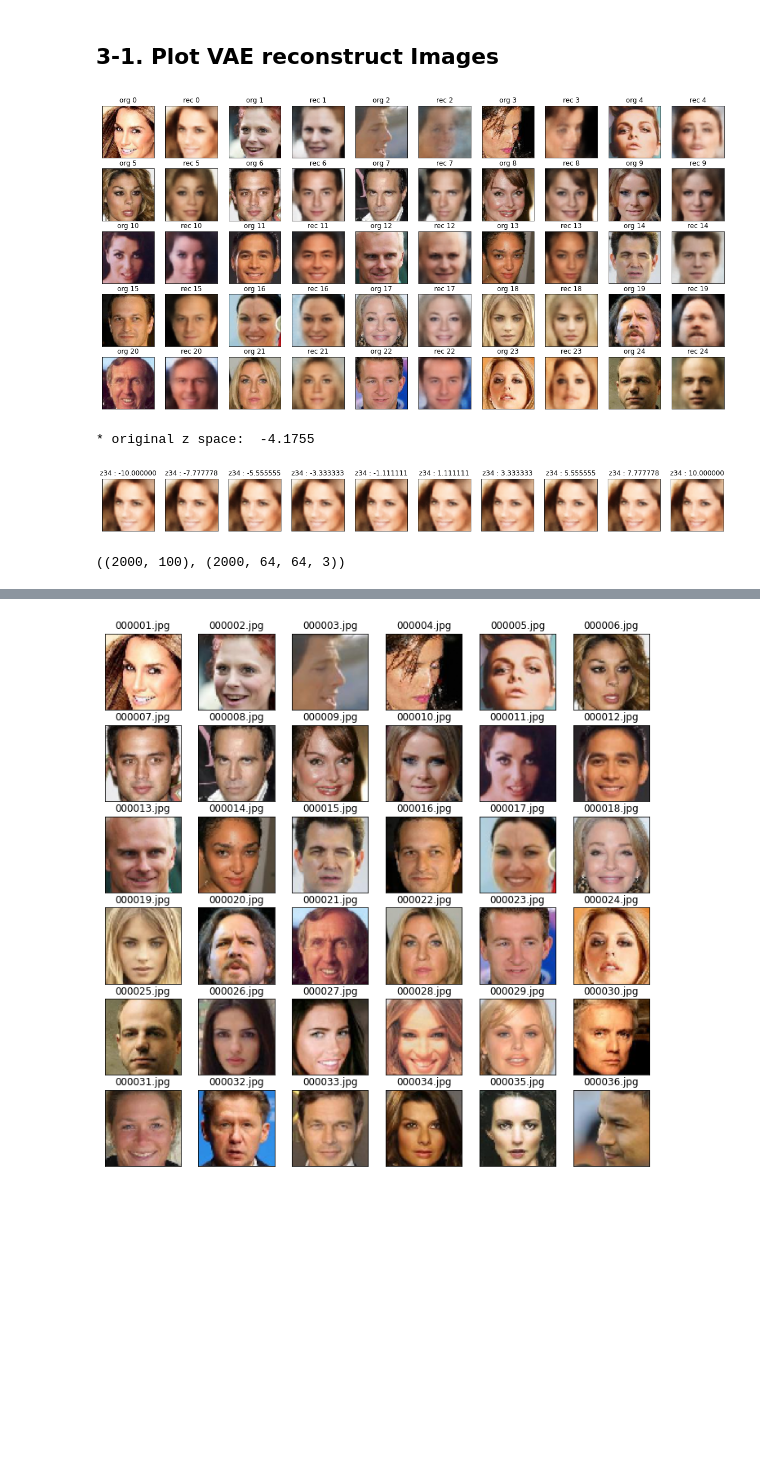
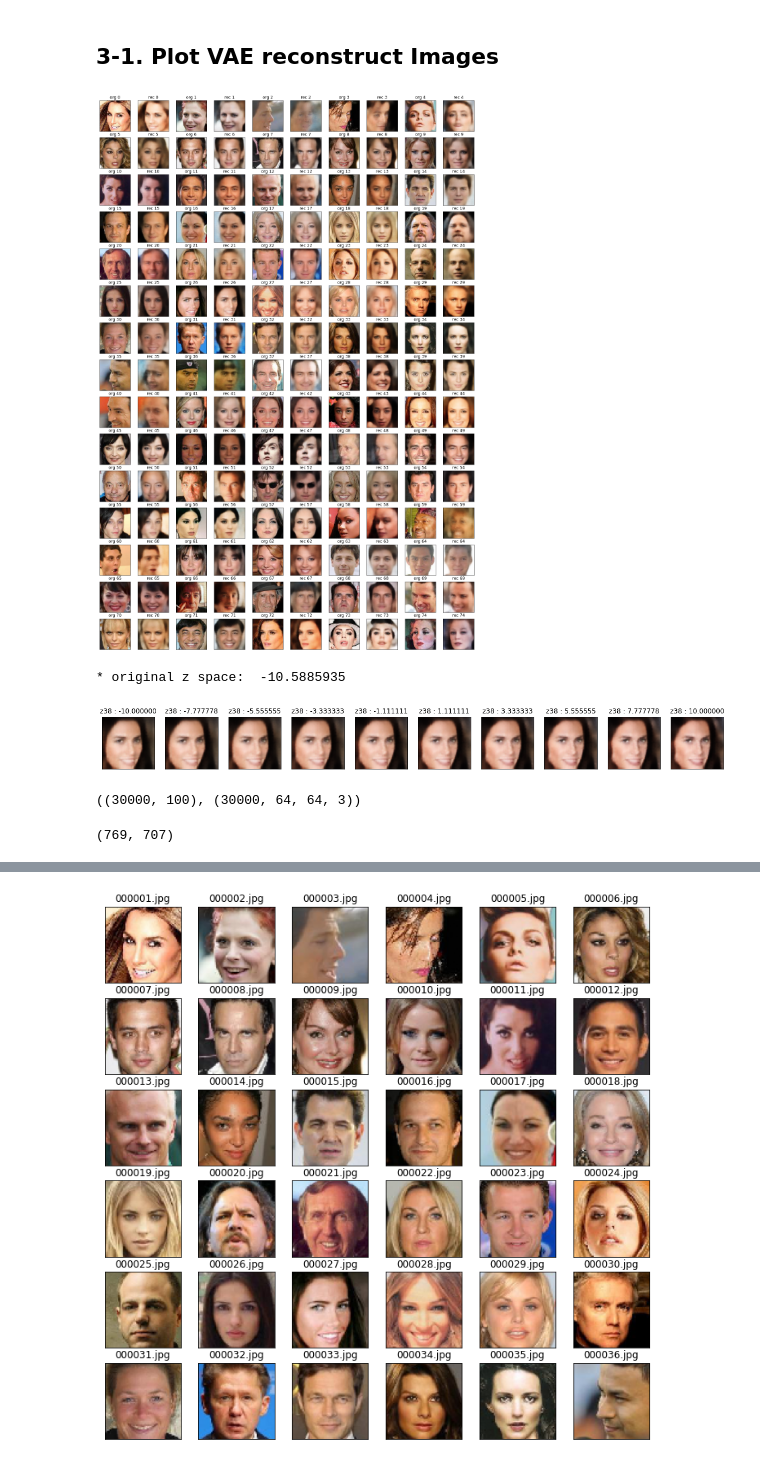
Before and after one commit to yebiny/Prime-Reconstruction, a Jupyter notebook: 5-Check_Results.ipynb, the cells around one changed output, grey strips where cells are left out. Cells and saved outputs as stored; diff of their text form; code cells hidden in the pictures; blank space fills up the shorter version.

```diff
--- a/5-Check_Results.ipynb
+++ b/5-Check_Results.ipynb
@@ -14,8 +14,8 @@ from build_models import *
 ## 1-1 Load data that already splited and preprocessed
 # %%
 #x_data = np.load('data/celeba_split/celeba_140000.npy')
-x_data = np.load('x_2000.npy')
-y_data = np.load('y_2000.npy', allow_pickle=True)
+x_data = np.load('data/x_30000.npy')
+y_data = np.load('data/y_30000.npy', allow_pickle=True)
 x_data = x_data/255
 print('* data shape: ', x_data.shape, y_data.shape)
 # %% [output]
@@ -57,17 +62,17 @@ checkpoint.restore(tf.train.latest_checkpoint(save_dir))
 # %% [markdown]
 ## 3-1. Plot VAE reconstruct Images
 # %%
-plot_recimg(vae, x_data, 5)
+plot_recimg(vae, x_data, 15)
 # %% [output]
-[figure, old version]
+[figure, new version]
 # %%
-plot_gridimg(encoder, decoder, x_data, 0, 34, -10, 10)
+plot_gridimg(encoder, decoder, x_data, 26, 38, -10, 10)
 # %% [output]
-* original z space:  -4.1755
+* original z space:  -10.5885935
-[figure, old version]
+[figure, new version]
 # %%
 z_pred = encoder.predict(x_data)[2]
 y_pred = vae.predict(x_data)
 z_pred.shape, y_pred.shape
 # %% [output]
-((2000, 100), (2000, 64, 64, 3))
+((30000, 100), (30000, 64, 64, 3))
@@ -73,0 +82,4 @@ z_pred.shape, y_pred.shape
+# %%
+len(fId), len(mId)
+# %% [output]
+(769, 707)
```
Also changed, not shown: parts of 5 cells of this notebook.
